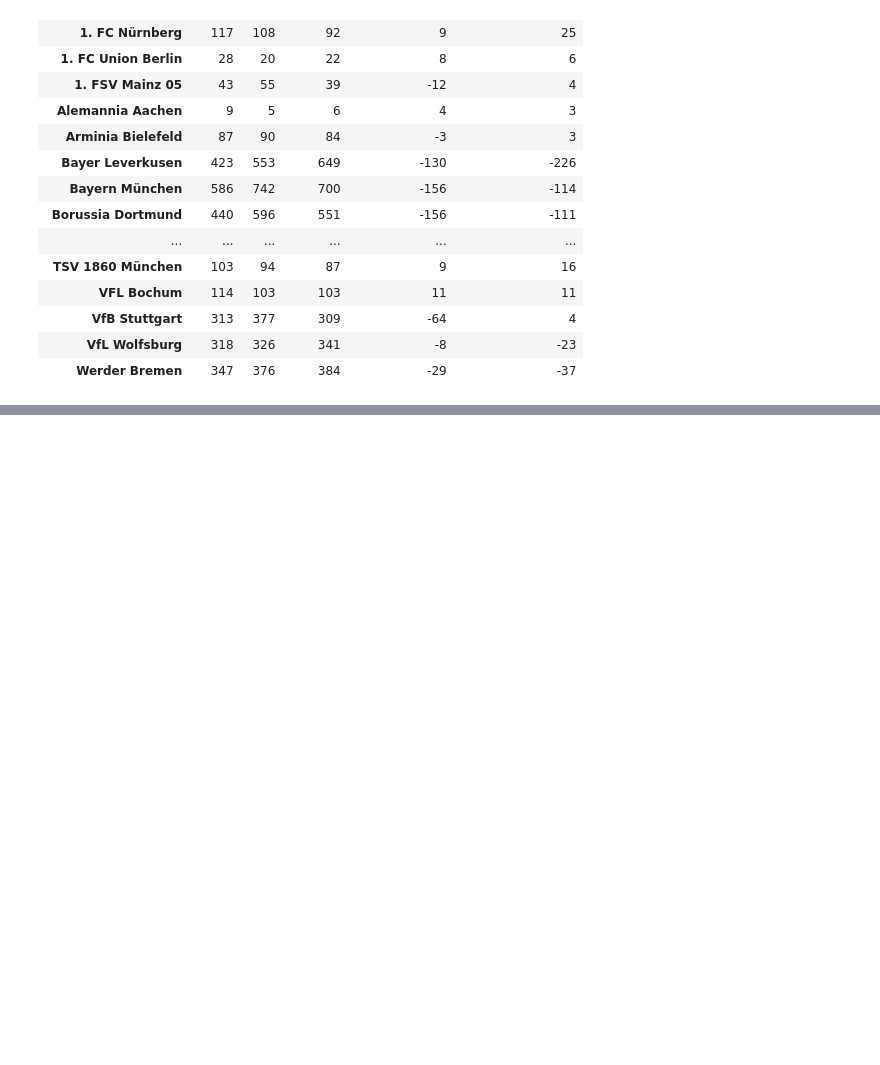
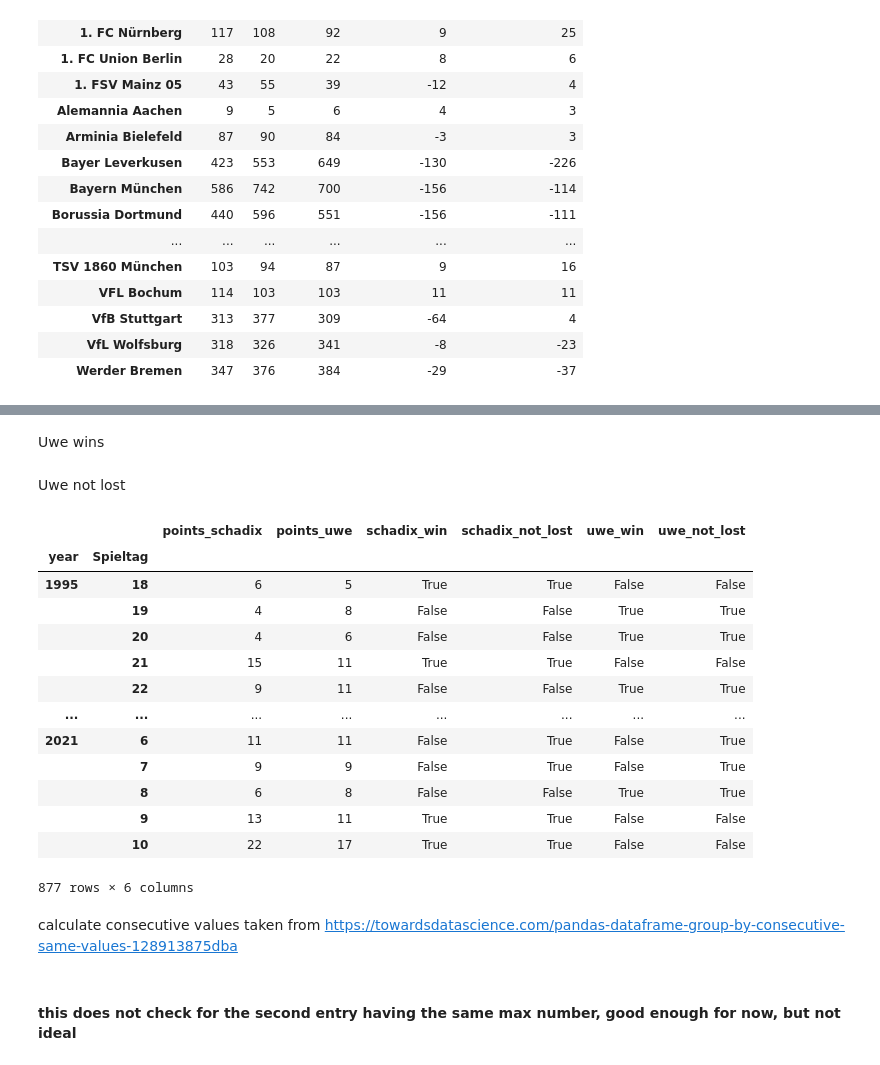
Before and after one commit to Schadix/biertoto_python, a Jupyter notebook: biertoto.ipynb, the cells around one changed output, grey strips where cells are left out. Saved outputs shown, nothing was run; the diff lists cells and outputs as text; code cells hidden in the pictures; blank space fills up the shorter version.

```diff
--- a/biertoto.ipynb
+++ b/biertoto.ipynb
@@ -849,0 +858,3 @@ all_wins
+# %%
+spieltag_siege['schadix_win'] = spieltag_siege.apply(
+    lambda row: row['points_schadix'] > row['points_uwe'], axis=1)
@@ -849,0 +863,33 @@ all_wins
+# %%
+spieltag_siege['schadix_not_lost'] = spieltag_siege.apply(
+    lambda row: row['points_schadix'] >= row['points_uwe'], axis=1)
+# %% [markdown]
+Uwe wins
+# %%
+spieltag_siege['uwe_win'] = spieltag_siege.apply(
+    lambda row: row['points_uwe'] > row['points_schadix'], axis=1)
+# %% [markdown]
+Uwe not lost
+# %%
+spieltag_siege['uwe_not_lost'] = spieltag_siege.apply(
+    lambda row: row['points_uwe'] >= row['points_schadix'], axis=1)
+# %%
+spieltag_siege
+# %% [output]
+|  |  | points_schadix | points_uwe | schadix_win | schadix_not_lost | uwe_win | uwe_not_lost |
+| year | Spieltag |  |  |  |  |  |  |
+| 1995 | 18 | 6 | 5 | True | True | False | False |
+|  | 19 | 4 | 8 | False | False | True | True |
+|  | 20 | 4 | 6 | False | False | True | True |
+|  | 21 | 15 | 11 | True | True | False | False |
+|  | 22 | 9 | 11 | False | False | True | True |
+| ... | ... | ... | ... | ... | ... | ... | ... |
+| 2021 | 6 | 11 | 11 | False | True | False | True |
+|  | 7 | 9 | 9 | False | True | False | True |
+|  | 8 | 6 | 8 | False | False | True | True |
+|  | 9 | 13 | 11 | True | True | False | False |
+|  | 10 | 22 | 17 | True | True | False | False |
+877 rows × 6 columns
+# %% [markdown]
+calculate consecutive values
+taken from https://towardsdatascience.com/pandas-dataframe-group-by-consecutive-same-values-128913875dba
@@ -849,0 +901,2 @@ all_wins
+# %% [markdown]
+#### this does not check for the second entry having the same max number, good enough for now, but not ideal
```
Also changed, not shown: parts of 32 cells of this notebook.
